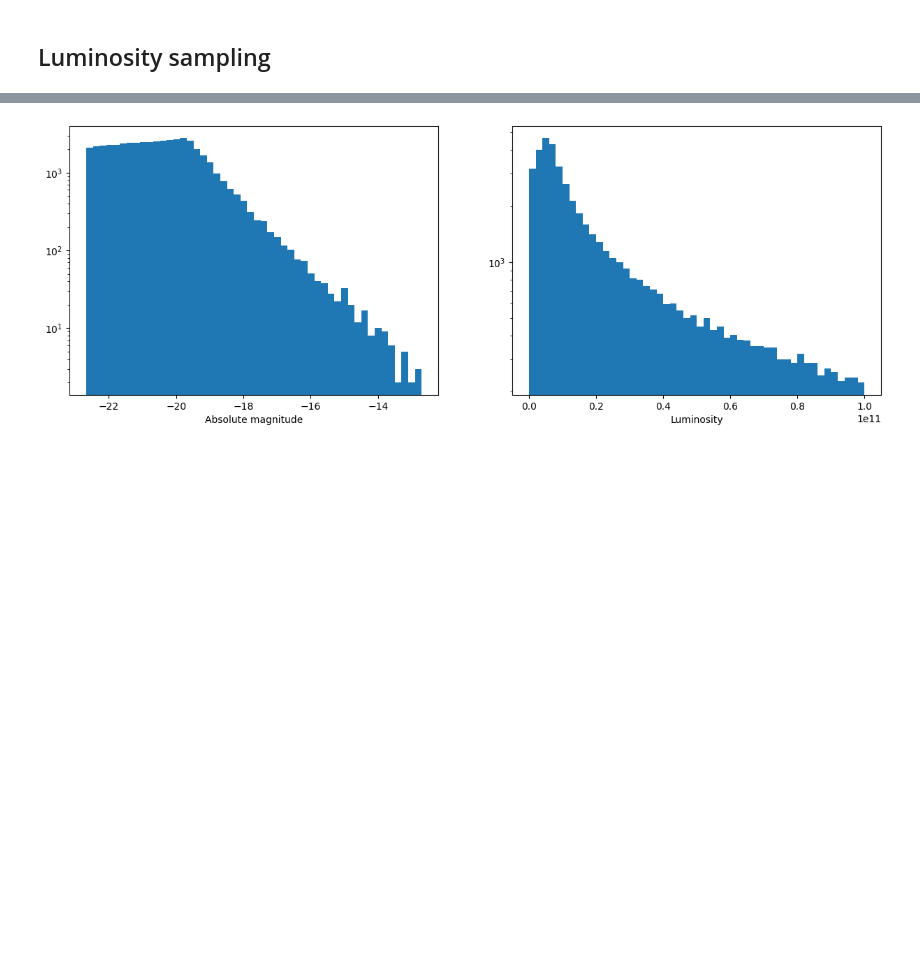
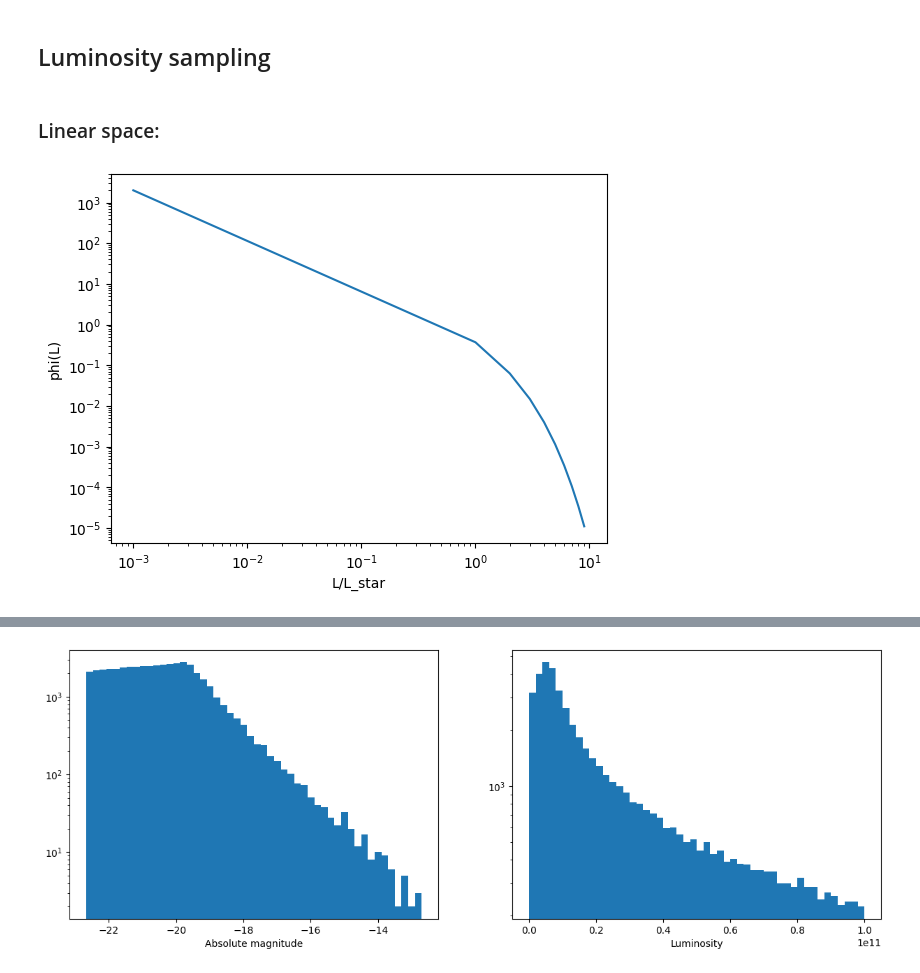
Before and after one commit to johannct/M2_Stage_Code, a Jupyter notebook: Simulation/Magnitude_Schechter.ipynb, the cells around one changed output, grey strips where cells are left out. Saved outputs shown, nothing was run; the diff lists cells and outputs as text; code cells hidden in the pictures; blank space fills up the shorter version.

```diff
--- a/Simulation/Magnitude_Schechter.ipynb
+++ b/Simulation/Magnitude_Schechter.ipynb
@@ -87,6 +87,8 @@ ax[1].set_yscale('log');
 [figure]
 # %% [markdown]
 ## Luminosity sampling
+# %% [markdown]
+### Linear space:
 # %%
 def sample_truncated_power_law(alpha, xmin, xmax, size=None):
     """
@@ -163,3 +165,15 @@ def generate_lumMag(N, L_min=1e7, L_max=1e11,  L_star=1e10, alpha=-1.1, z_min=0.
     M = lum2absMag(L, M_sun, L_sun) #Absolute magnitudes
     m = M + 5*np.log10(dL_mpc) + 25 #Aparent magnitudes
     return z, m, M, L, dL_mpc
+# %%
+L_test = np.arange(1, 10000, 1000)
+#L_test = np.logspace(1, 10000, 1000)
+phi_test = proba_schechter_lum(L_test, 1000, -1.1)
+L_ratio = L_test/1000
+plt.plot(L_ratio, phi_test)
+plt.yscale('log')
+plt.xscale('log')
+plt.xlabel('L/L_star')
+plt.ylabel('phi(L)');
+# %% [output]
+[figure, added]
```
Also changed, not shown: parts of 8 cells of this notebook.
